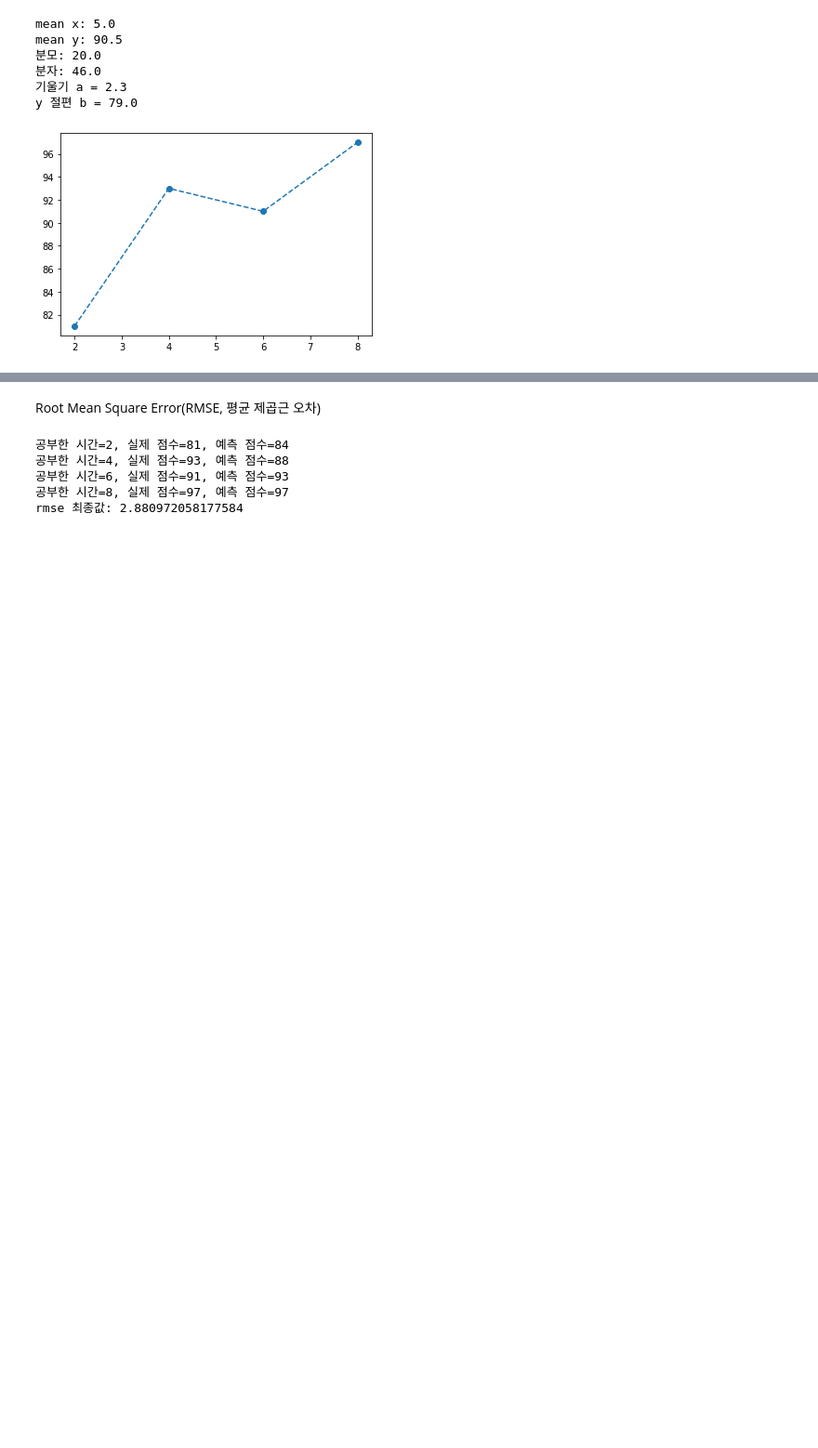
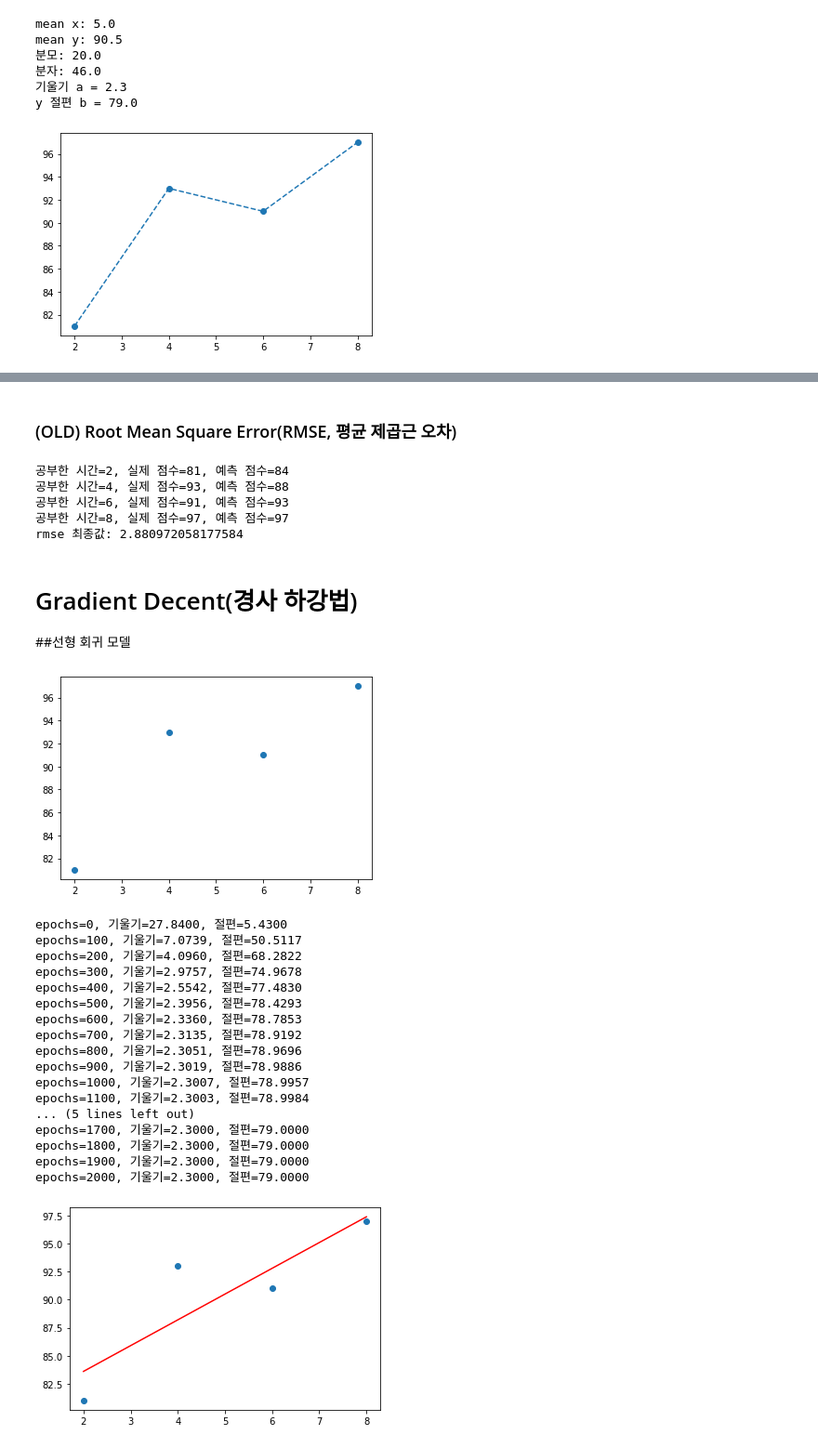
Before and after one commit to codeplanets/ml_basic, a Jupyter notebook: linear_regression.ipynb, the cells around one changed output, grey strips where cells are left out. Shown at 93% size. Saved outputs shown, nothing was run; the diff lists cells and outputs as text; code cells hidden in the pictures; blank space fills up the shorter version.

```diff
--- a/linear_regression.ipynb
+++ b/linear_regression.ipynb
@@ -52,5 +92,5 @@ y 절편 b = 79.0
 # %% [markdown]
-Root Mean Square Error(RMSE, 평균 제곱근 오차)
+### (OLD) Root Mean Square Error(RMSE, 평균 제곱근 오차)
 # %%
 import numpy as np
 
@@ -92,3 +132,64 @@ print("rmse 최종값:", rmse_val(predict_result, y))
 공부한 시간=6, 실제 점수=91, 예측 점수=93
 공부한 시간=8, 실제 점수=97, 예측 점수=97
 rmse 최종값: 2.880972058177584
+# %% [markdown]
+# Gradient Decent(경사 하강법)
+
+##선형 회귀 모델
+# %%
+import numpy as np
+import matplotlib.pyplot as plt
+
+# 공부 시간 x와 성적 y의 넘파이 배열
+x = np.array([2, 4, 6, 8])
+y = np.array([81, 93, 91, 97])
+
+plt.scatter(x, y)
+plt.show()
+
+a = 0
+b = 0
+lr = 0.03
+epochs = 2001
+
+n = len(x)
+
+# 경사하강법
+for i in range(epochs):
+  y_pred = a * x + b  # 예측값
+  error = y - y_pred  # 실제 값과 비교한 오차
+
+  a_diff = (2/n) * sum(-x * error)  # 오차 함수를 a로 편미분
+  b_diff = (2/n) * sum(-error)      # 오차 함수를 b를 편미분
+
+  a = a - lr * a_diff   # 학습률을 곱해 기존의 a 값을 업데이트
+  b = b - lr * b_diff   # 학습률을 곱해 기존의 b 값을 업데이트
+
+  if i % 100 == 0:     # 100번 반복될 때마다 현재의 a 값, b 값을 출력
+    print("epochs=%.f, 기울기=%.04f, 절편=%.04f" % (i, a, b))
+
+# 최종 a 값을 기울기, b 값을 y 절편에 대입해 그래프 생성
+y_pred = a * x + b
+plt.scatter(x, y)
+plt.plot(x, y_pred, 'r')
+plt.show()
+# %% [output]
+[figure, added]
+epochs=0, 기울기=27.8400, 절편=5.4300
+epochs=100, 기울기=7.0739, 절편=50.5117
+epochs=200, 기울기=4.0960, 절편=68.2822
+epochs=300, 기울기=2.9757, 절편=74.9678
+epochs=400, 기울기=2.5542, 절편=77.4830
+epochs=500, 기울기=2.3956, 절편=78.4293
+epochs=600, 기울기=2.3360, 절편=78.7853
+epochs=700, 기울기=2.3135, 절편=78.9192
+epochs=800, 기울기=2.3051, 절편=78.9696
+epochs=900, 기울기=2.3019, 절편=78.9886
+epochs=1000, 기울기=2.3007, 절편=78.9957
+epochs=1100, 기울기=2.3003, 절편=78.9984
+... (5 lines left out)
+epochs=1700, 기울기=2.3000, 절편=79.0000
+epochs=1800, 기울기=2.3000, 절편=79.0000
+epochs=1900, 기울기=2.3000, 절편=79.0000
+epochs=2000, 기울기=2.3000, 절편=79.0000
+[figure, added]
```
Also changed, not shown: parts of 8 cells of this notebook.
